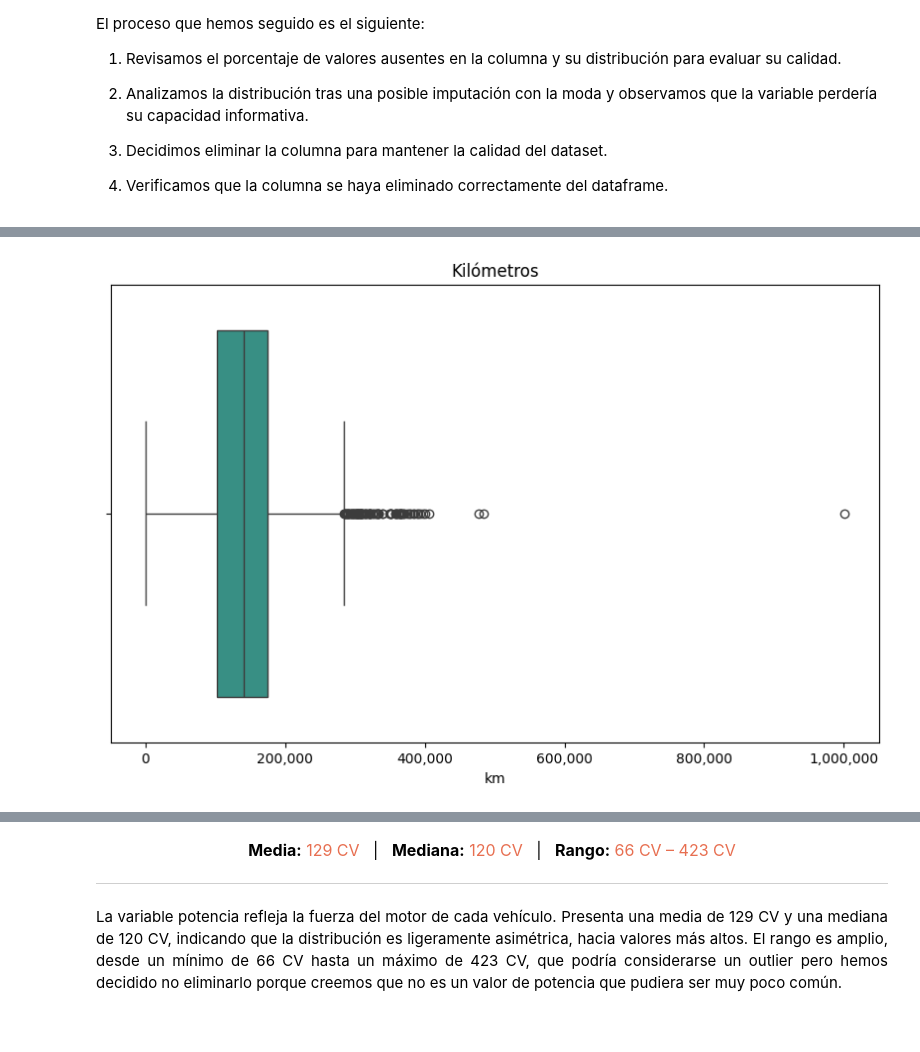
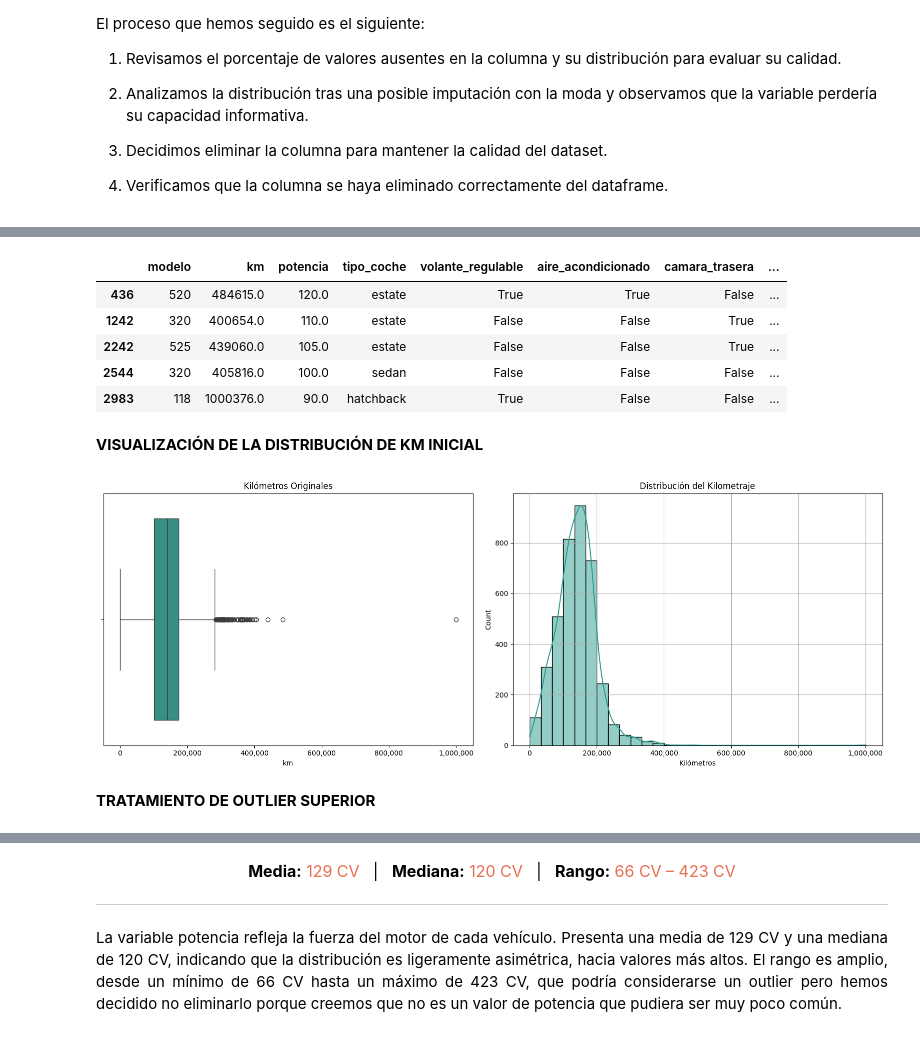
Before and after one commit to davidlarre/DS-BMW_Price, a Jupyter notebook: notebooks/01_analisis_bmw_precio.ipynb, the cells around one changed output, grey strips where cells are left out. Saved outputs shown, nothing was run; the diff lists cells and outputs as text; code cells hidden in the pictures.

```diff
--- a/notebooks/01_analisis_bmw_precio.ipynb
+++ b/notebooks/01_analisis_bmw_precio.ipynb
@@ -1092,5 +1223,5 @@ rangos = [0, 3, 6, 10, 15, 20, 25, 30]
 nuevos_valores = ['1-3', '4-6', '7-10', '11-15', '16-20', '21-25', '>25']
 
 # Aplicar la transformación con pd.cut
-df_bmw['años_coche'] = pd.cut(df_bmw['años_coche'], bins=rangos, labels=nuevos_valores, right=True)
-df_antes['edad_coche'] = pd.cut(df_antes['años_coche'], bins=rangos, labels=nuevos_valores, right=True)
+df_bmw['edad_coche'] = pd.cut(df_bmw['edad_coche'], bins=rangos, labels=nuevos_valores, right=True)
+df_antes['edad_coche'] = pd.cut(df_antes['edad_coche'], bins=rangos, labels=nuevos_valores, right=True)
@@ -1259,19 +1387,23 @@ Name: proportion, dtype: float64
 # %%
-COLUMNS_1 = ['modelo','años_coche']
+# 1ª tabla: agrupación por modelo y edad_coche
+COLUMNS_1 = ['modelo','edad_coche']
 df_nulls_1 = df_bmw.groupby(COLUMNS_1)['aire_acondicionado'].agg(lambda x: pd.Series.mode(x).iloc[0] if not pd.Series.mode(x).empty else np.nan).reset_index()
 df_nulls_1 = df_nulls_1.dropna(subset=['aire_acondicionado'])
 df_nulls_1.rename(columns={"aire_acondicionado":"aire_acondicionado_1"},inplace=True)
 
+# 2ª tabla: agrupación por modelo y potencia
 COLUMNS_2 = ['modelo','potencia']
 df_nulls_2 = df_bmw.groupby(COLUMNS_2)['aire_acondicionado'].agg(lambda x: pd.Series.mode(x).iloc[0] if not pd.Series.mode(x).empty else np.nan).reset_index()
 df_nulls_2 = df_nulls_2.dropna(subset=['aire_acondicionado'])
 df_nulls_2.rename(columns={"aire_acondicionado":"aire_acondicionado_2"},inplace=True)
 
+# 3ª tabla: agrupación solo por modelo
 COLUMNS_3 = ['modelo']
 df_nulls_3 = df_bmw.groupby(COLUMNS_3)['aire_acondicionado'].agg(lambda x: pd.Series.mode(x).iloc[0] if not pd.Series.mode(x).empty else np.nan).reset_index()
 df_nulls_3 = df_nulls_3.dropna(subset=['aire_acondicionado'])
 df_nulls_3.rename(columns={"aire_acondicionado":"aire_acondicionado_3"},inplace=True)
 
+# 4ª tabla: agrupación solo por tipo_coche
 COLUMNS_4 = ['tipo_coche']
 moda_global = df_bmw['aire_acondicionado'].mode().iloc[0]
 df_nulls_4 = df_bmw[df_bmw['aire_acondicionado'].isna()][['tipo_coche']].dropna().drop_duplicates()
@@ -1427,24 +1550,29 @@ Name: proportion, dtype: float64
 # %%
-COLUMNS_1 = ['años_coche','tipo_coche','modelo','potencia', 'asientos_traseros_plegables', 'aire_acondicionado']
+# 1ª tabla: agrupación por edad_coche, tipo_coche, modelo, potencia, asientos_traseros_plegables y aire_acondicionado
+COLUMNS_1 = ['edad_coche','tipo_coche','modelo','potencia', 'asientos_traseros_plegables', 'aire_acondicionado']
 df_nulls_1 = df_bmw.groupby(COLUMNS_1)['bluetooth'].agg(lambda x: pd.Series.mode(x).iloc[0] if not pd.Series.mode(x).empty else np.nan).reset_index()
 df_nulls_1 = df_nulls_1.dropna(subset=['bluetooth'])
 df_nulls_1.rename(columns={"bluetooth":"bluetooth_1"},inplace=True)
 
+# 2ª tabla: agrupación por modelo, asientos_traseros_plegables y aire_acondicionado
 COLUMNS_2 = ['modelo', 'asientos_traseros_plegables', 'aire_acondicionado']
 df_nulls_2 = df_bmw.groupby(COLUMNS_2)['bluetooth'].agg(lambda x: pd.Series.mode(x).iloc[0] if not pd.Series.mode(x).empty else np.nan).reset_index()
 df_nulls_2 = df_nulls_2.dropna(subset=['bluetooth'])
 df_nulls_2.rename(columns={"bluetooth":"bluetooth_2"},inplace=True)
 
+# 3ª tabla: agrupación por modelo y elevalunas_electrico
 COLUMNS_3 = ['modelo','elevalunas_electrico']
 df_nulls_3 = df_bmw.groupby(COLUMNS_3)['bluetooth'].agg(lambda x: pd.Series.mode(x).iloc[0] if not pd.Series.mode(x).empty else np.nan).reset_index()
 df_nulls_3 = df_nulls_3.dropna(subset=['bluetooth'])
 df_nulls_3.rename(columns={"bluetooth":"bluetooth_3"},inplace=True)
 
+# 4ª tabla: agrupación solo por modelo
 COLUMNS_4 = ['modelo']
 df_nulls_4 = df_bmw.groupby(COLUMNS_4)['bluetooth'].agg(lambda x: pd.Series.mode(x).iloc[0] if not pd.Series.mode(x).empty else np.nan).reset_index()
 df_nulls_4 = df_nulls_4.dropna(subset=['bluetooth'])
 df_nulls_4.rename(columns={"bluetooth":"bluetooth_4"},inplace=True)
 
+# 5ª tabla: agrupación solo por tipo_coche
 COLUMNS_5 = ['tipo_coche']
 moda_global = df_bmw['bluetooth'].mode().iloc[0]
 df_nulls_5 = df_bmw[df_bmw['bluetooth'].isna()][['tipo_coche']].dropna().drop_duplicates()
@@ -1844,7 +1973,0 @@ df_bmw[df_bmw['km'] < 0]
-# %%
-# Hay un registro con km negativos, lo cual no es posible. Guardamos su índice y eliminamos la fila del dataset.
-indice_negativos = df_bmw[df_bmw['km'] < 0].index
-df_bmw = df_bmw.drop(index=indice_negativos)
-
-# Comprobamos que hemos eliminado las filas
-df_bmw[df_bmw['km'] < 0]
@@ -1879,14 +1995,38 @@ Número de outliers en km: 93
+# %%
+# Comprobamos cuantos coches tienen más de 400.000 km
+df_bmw[df_bmw['km'] > 400000]
+# %% [output]
+|  | modelo | km | potencia | tipo_coche | volante_regulable | aire_acondicionado | camara_trasera | ... |
+| 436 | 520 | 484615.0 | 120.0 | estate | True | True | False | ... |
+| 1242 | 320 | 400654.0 | 110.0 | estate | False | False | True | ... |
+| 2242 | 525 | 439060.0 | 105.0 | estate | False | False | True | ... |
+| 2544 | 320 | 405816.0 | 100.0 | sedan | False | False | False | ... |
+| 2983 | 118 | 1000376.0 | 90.0 | hatchback | True | False | False | ... |
+# %% [markdown]
+**VISUALIZACIÓN DE LA DISTRIBUCIÓN DE KM INICIAL**
 # %%
-# Visualización de boxplot para visualizar los outliers en la columna 'km'
-plt.figure(figsize=(10,6))
+plt.figure(figsize=(16,6))
 
+# Boxplot
+plt.subplot(1, 2, 1)
 sns.boxplot(x=df_bmw['km'], color='#2A9D8F')
-plt.title('Kilómetros')
+plt.title('Kilómetros Originales')
 plt.gca().xaxis.set_major_formatter(mticker.FuncFormatter(lambda x, _: f'{int(x):,}'))
 
+# Histograma
+plt.subplot(1, 2, 2)
+sns.histplot(df_bmw['km'], bins=30, kde=True, color='#2A9D8F')
+plt.title('Distribución del Kilometraje')
+plt.xlabel('Kilómetros')
+plt.grid(True)
+plt.gca().xaxis.set_major_formatter(mticker.FuncFormatter(lambda x, _: f'{int(x):,}'))
+
+plt.tight_layout()
 plt.show()
 # %% [output]
-[figure, old version]
+[figure, new version]
+# %% [markdown]
+**TRATAMIENTO DE OUTLIER SUPERIOR**
 # %%
 # Comprobamos el número de registros de BMW que tienen el modelo '118', para deidir si borrar el outlier
 len(df_bmw[df_bmw["modelo"]=="118"])
```
Also changed, not shown: parts of 374 cells of this notebook, 1 other file.
